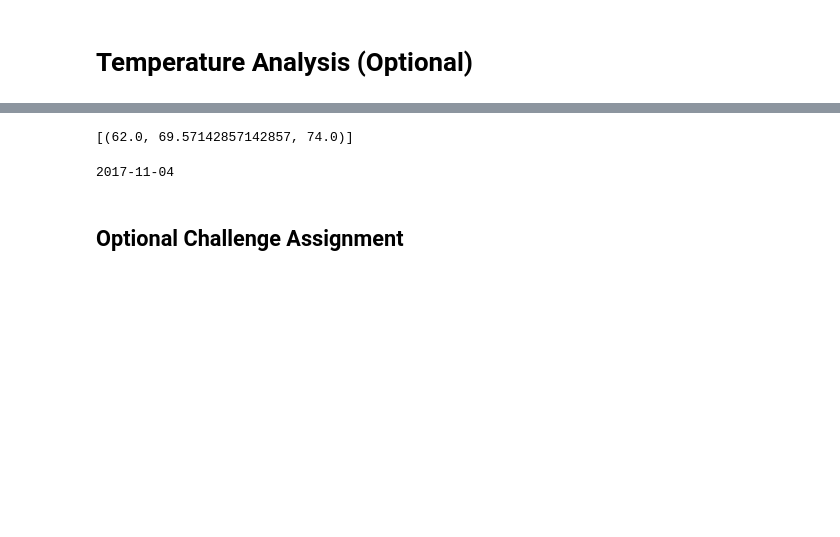
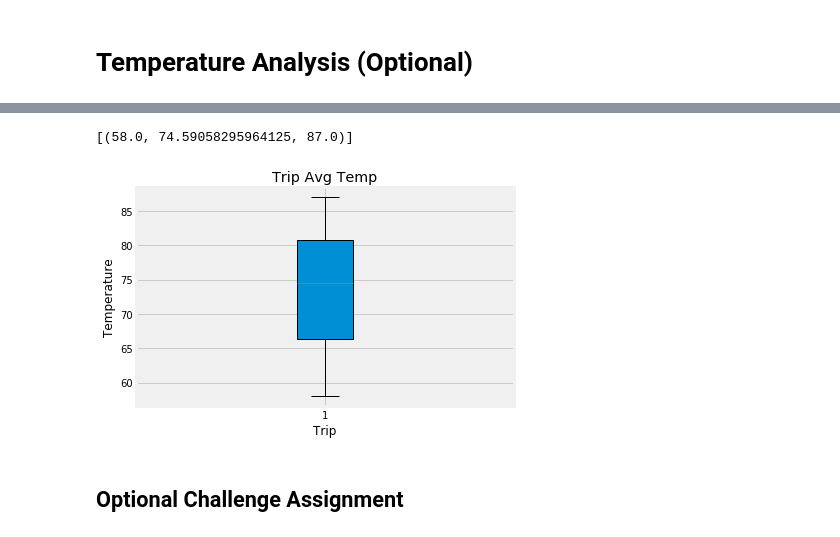
Before and after one commit to Kamran-Wali/HW11-SurfsUp, a Jupyter notebook: climate_analysis.ipynb, the cells around one changed output, grey strips where cells are left out. Cells and saved outputs as stored; diff of their text form; code cells hidden in the pictures; blank space fills up the shorter version.

```diff
--- a/climate_analysis.ipynb
+++ b/climate_analysis.ipynb
@@ -160,6 +162,10 @@ plt.show()
 # %%
 # This function called `calc_temps` will accept start date and end date in the format '%Y-%m-%d'
 # and return the minimum, average, and maximum temperatures for that range of dates
+
+start_date = '2016-08-23'
+end_date = '2017-08-23'
+
 def calc_temps(start_date, end_date):
     """TMIN, TAVG, and TMAX for a list of dates.
 
@@ -173,23 +179,28 @@ def calc_temps(start_date, end_date):
 
     return session.query(func.min(Measurement.tobs), func.avg(Measurement.tobs), func.max(Measurement.tobs)).\
         filter(Measurement.date >= start_date).filter(Measurement.date <= end_date).all()
-
-# function usage example
-print(calc_temps('2012-02-28', '2012-03-05'))
-# %% [output]
-[(62.0, 69.57142857142857, 74.0)]
-# %%
-# Use your previous function `calc_temps` to calculate the tmin, tavg, and tmax
-# for your trip using the previous year's data for those same dates.
-prev_year = dt.date.today() - dt.timedelta(days=365)
-print(prev_year)
-# %% [output]
-2017-11-04
+# %%
+# function usage example
+trip_avg_temp = calc_temps(start_date, end_date)
+print(trip_avg_temp)
+# %% [output]
+[(58.0, 74.59058295964125, 87.0)]
 # %%
-# Plot the results from your previous query as a bar chart.
+# plotting the data as a boxplot
 # Use "Trip Avg Temp" as your Title
 # Use the average temperature for the y value
 # Use the peak-to-peak (tmax-tmin) value as the y error bar (yerr)
+
+fig, ax = plt.subplots()
+x = range(len(trip_avg_temp))
+ax.boxplot(usage_aggregate, patch_artist=True)
+ax.set_title('Trip Avg Temp')
+ax.set_ylabel("Temperature")
+ax.set_xlabel("Trip")
+fig.tight_layout()
+plt.show()
+# %% [output]
+[figure, added]
 # %%
 # Calculate the rainfall per weather station for your trip dates using the previous year's matching dates.
 # Sort this in descending order by precipitation amount and list the station, name, latitude, longitude, and elevation
```
Also changed, not shown: parts of 8 cells of this notebook, 2 other files.
